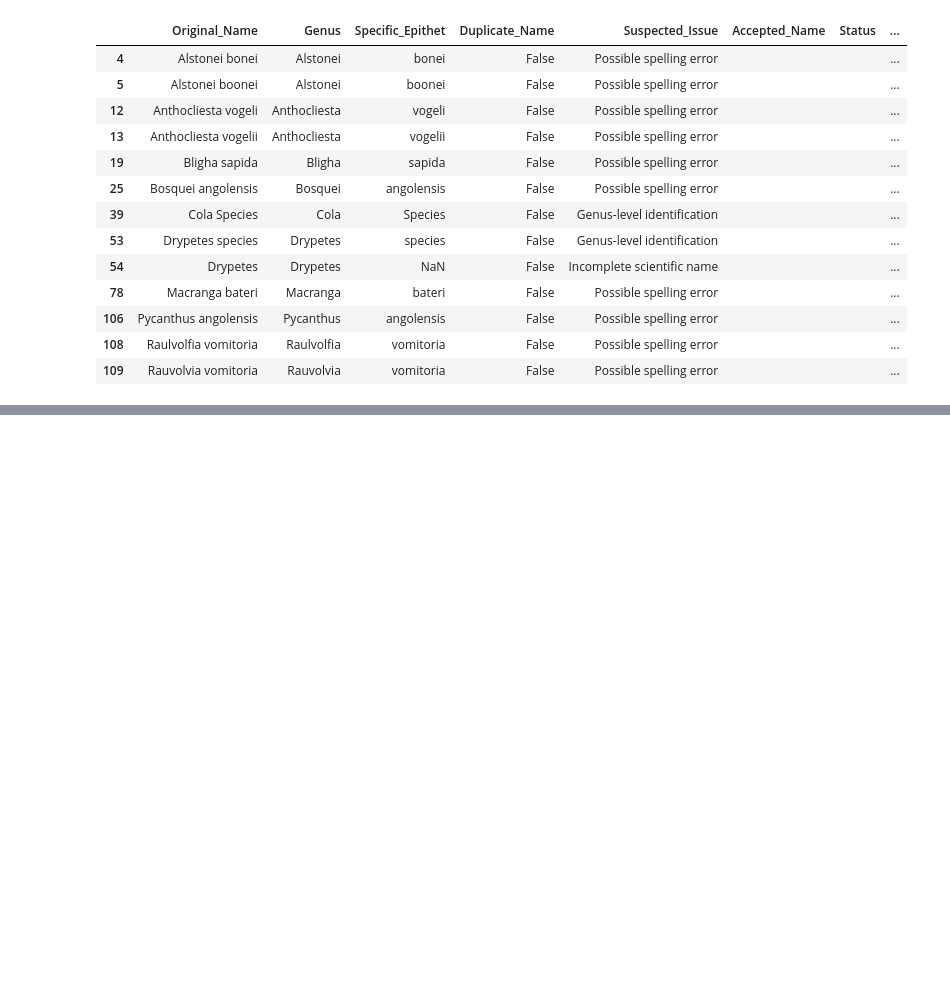
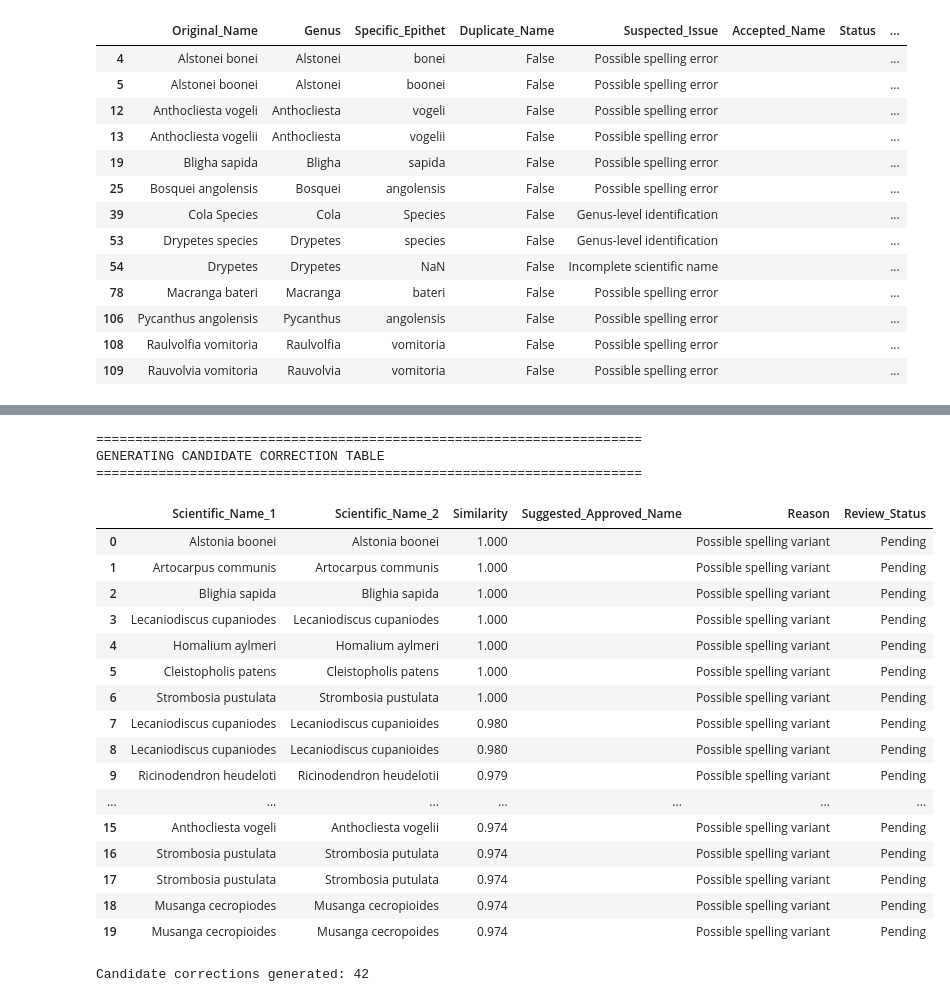
Before and after one commit to ugepet/omo-ecological-informatics, a Jupyter notebook: notebooks/05_Community Matrix Construction and Ecological Data Restructuring.ipynb, the cells around one changed output, grey strips where cells are left out. Drawn from its saved outputs; the diff is of its cells as text; code cells hidden in the pictures; blank space fills up the shorter version.

```diff
--- a/notebooks/05_Community Matrix Construction and Ecological Data Restructuring.ipynb
+++ b/notebooks/05_Community Matrix Construction and Ecological Data Restructuring.ipynb
@@ -1710,0 +2125,70 @@ taxonomic_corrections = {
+# %%
+# ==========================================================
+# STEP 5.8.13.7
+# Generate Candidate Correction Table
+# ==========================================================
+
+print("=" * 70)
+print("GENERATING CANDIDATE CORRECTION TABLE")
+print("=" * 70)
+
+candidate_table = similarity_df.copy()
+
+if not candidate_table.empty:
+
+    candidate_table["Suggested_Approved_Name"] = ""
+    candidate_table["Reason"] = "Possible spelling variant"
+    candidate_table["Review_Status"] = "Pending"
+
+    candidate_table = candidate_table[
+        [
+            "Scientific_Name_1",
+            "Scientific_Name_2",
+            "Similarity",
+            "Suggested_Approved_Name",
+            "Reason",
+            "Review_Status"
+        ]
+    ]
+
+    display(candidate_table.head(20))
+
+    print(
+        f"Candidate corrections generated: "
+        f"{len(candidate_table)}"
+    )
+
+else:
+
+    candidate_table = pd.DataFrame(columns=[
+        "Scientific_Name_1",
+        "Scientific_Name_2",
+        "Similarity",
+        "Suggested_Approved_Name",
+        "Reason",
+        "Review_Status"
+    ])
+
+    print("✓ No candidate corrections generated.")
+# %% [output]
+======================================================================
+GENERATING CANDIDATE CORRECTION TABLE
+======================================================================
+|  | Scientific_Name_1 | Scientific_Name_2 | Similarity | Suggested_Approved_Name | Reason | Review_Status |
+| 0 | Alstonia boonei | Alstonia boonei | 1.000 |  | Possible spelling variant | Pending |
+| 1 | Artocarpus communis | Artocarpus communis | 1.000 |  | Possible spelling variant | Pending |
+| 2 | Blighia sapida | Blighia sapida | 1.000 |  | Possible spelling variant | Pending |
+| 3 | Lecaniodiscus cupaniodes | Lecaniodiscus cupaniodes | 1.000 |  | Possible spelling variant | Pending |
+| 4 | Homalium aylmeri | Homalium aylmeri | 1.000 |  | Possible spelling variant | Pending |
+| 5 | Cleistopholis patens | Cleistopholis patens | 1.000 |  | Possible spelling variant | Pending |
+| 6 | Strombosia pustulata | Strombosia pustulata | 1.000 |  | Possible spelling variant | Pending |
+| 7 | Lecaniodiscus cupaniodes | Lecaniodiscus cupanioides | 0.980 |  | Possible spelling variant | Pending |
+| 8 | Lecaniodiscus cupaniodes | Lecaniodiscus cupanioides | 0.980 |  | Possible spelling variant | Pending |
+| 9 | Ricinodendron heudeloti | Ricinodendron heudelotii | 0.979 |  | Possible spelling variant | Pending |
+| ... | ... | ... | ... | ... | ... | ... |
+| 15 | Anthocliesta vogeli | Anthocliesta vogelii | 0.974 |  | Possible spelling variant | Pending |
+| 16 | Strombosia pustulata | Strombosia putulata | 0.974 |  | Possible spelling variant | Pending |
+| 17 | Strombosia pustulata | Strombosia putulata | 0.974 |  | Possible spelling variant | Pending |
+| 18 | Musanga cecropiodes | Musanga cecropioides | 0.974 |  | Possible spelling variant | Pending |
+| 19 | Musanga cecropioides | Musanga cecropoides | 0.974 |  | Possible spelling variant | Pending |
+Candidate corrections generated: 42
```
Also changed, not shown: parts of 24 cells of this notebook, 42 other files.
